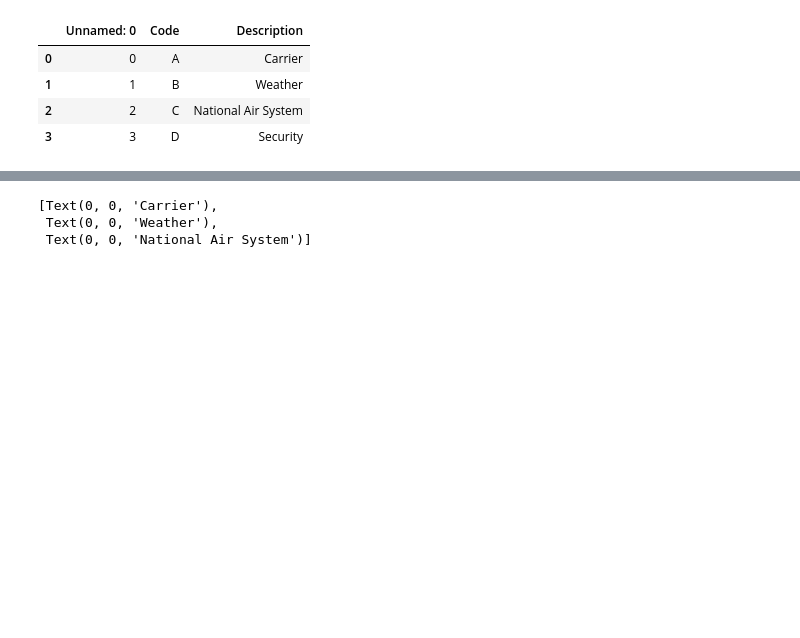
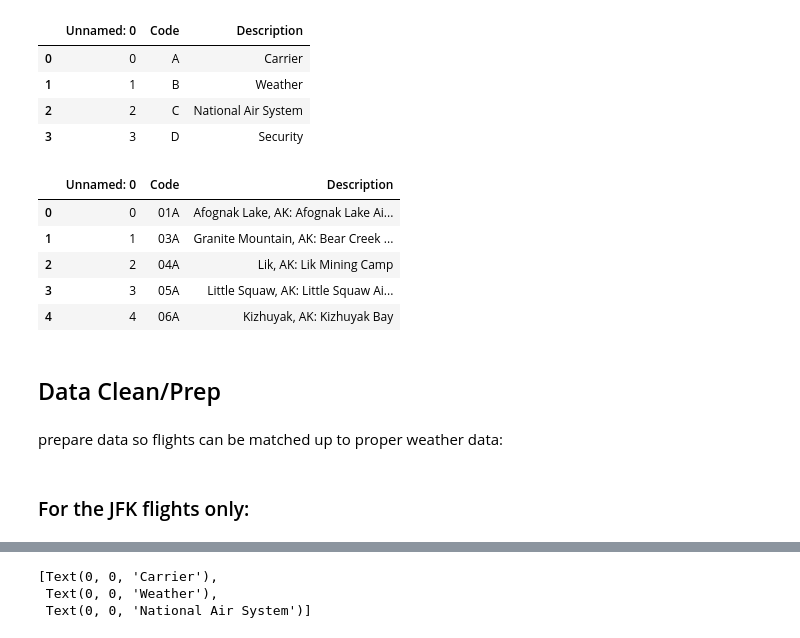
Before and after one commit to fausa/ADS508, a Jupyter notebook: Susy_EDA.ipynb, the cells around one changed output, grey strips where cells are left out. Cells and saved outputs as stored; diff of their text form; code cells hidden in the pictures; blank space fills up the shorter version.

Commit message:
Data cleaning
Added data cleaning steps before creating tables/merging in Athena

```diff
--- a/Susy_EDA.ipynb
+++ b/Susy_EDA.ipynb
@@ -402,0 +381,14 @@ import seaborn as sns
+# %%
+AirportCodes_df= pd.read_csv("s3://sagemaker-us-east-1-993410942383/content-project/airline_data/airport_codes_table/airport_codes_table.csv")
+AirportCodes_df.head()
+# %% [output]
+|  | Unnamed: 0 | Code | Description |
+| 0 | 0 | 01A | Afognak Lake, AK: Afognak Lake Ai... |
+| 1 | 1 | 03A | Granite Mountain, AK: Bear Creek ... |
+| 2 | 2 | 04A | Lik, AK: Lik Mining Camp |
+| 3 | 3 | 05A | Little Squaw, AK: Little Squaw Ai... |
+| 4 | 4 | 06A | Kizhuyak, AK: Kizhuyak Bay |
+# %% [markdown]
+## Data Clean/Prep
+# %% [markdown]
+prepare data so flights can be matched up to proper weather data:
@@ -402,0 +402,2 @@ import seaborn as sns
+# %% [markdown]
+### For the JFK flights only:
```
Also changed, not shown: parts of 51 cells of this notebook.
